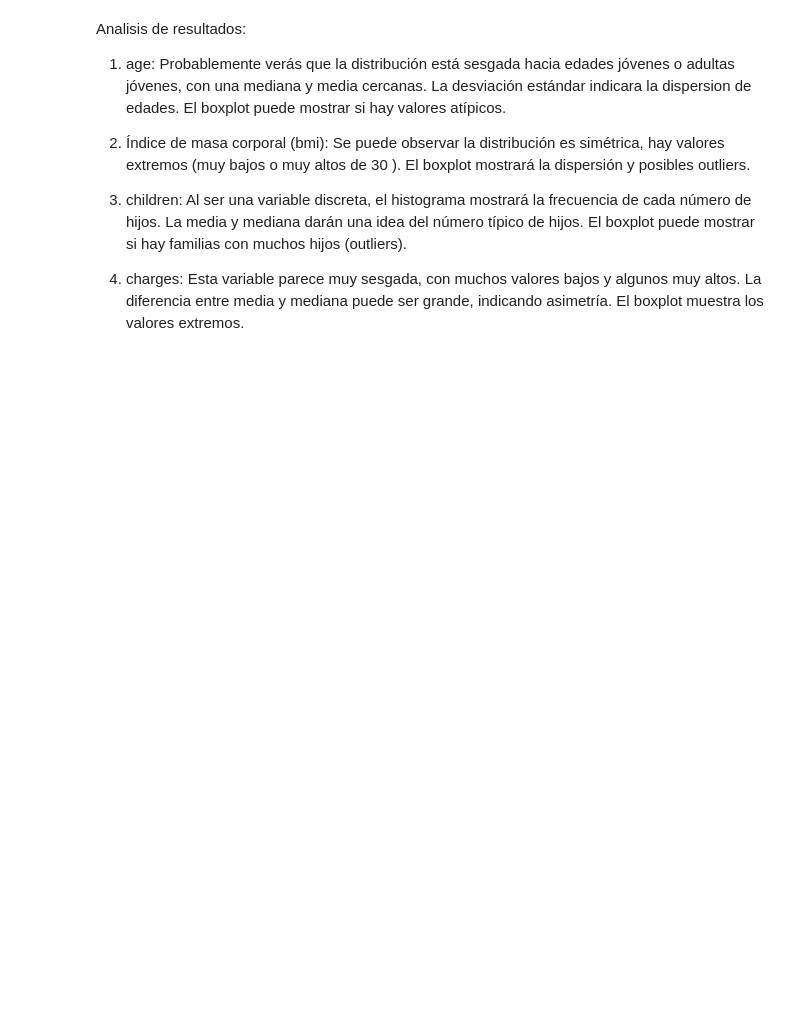
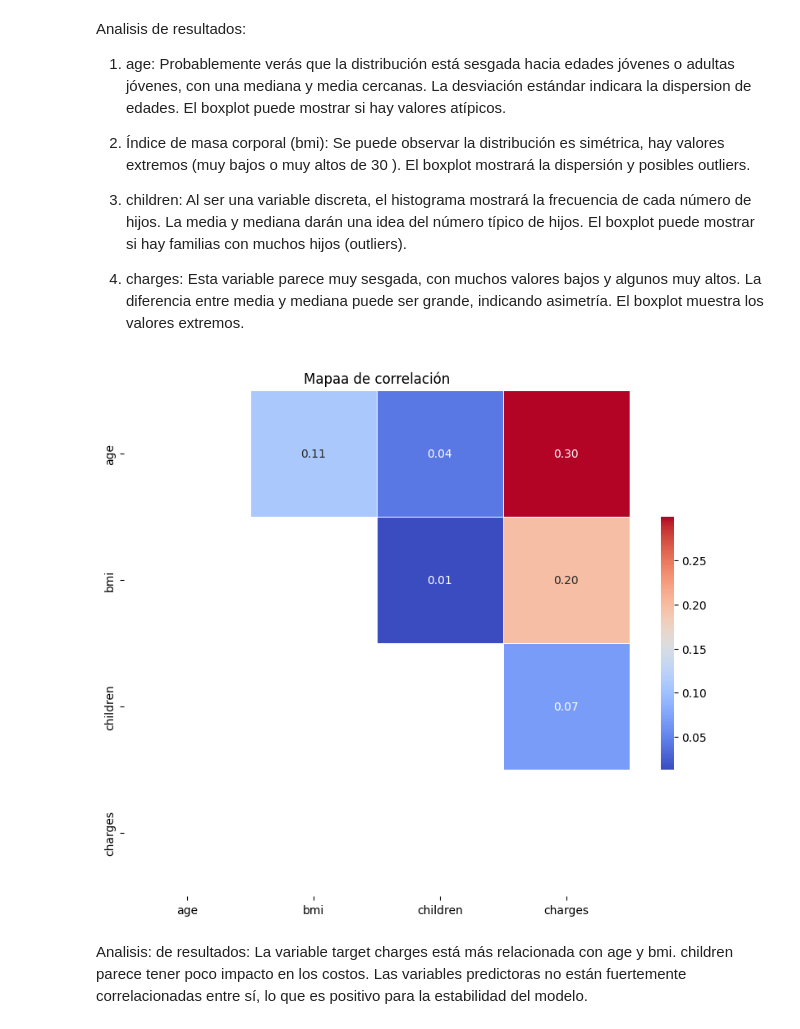
Before and after one commit to 4GeeksAcademy/ingenieropg80.REGRESION_LINEAL, a Jupyter notebook: src/explore.ipynb, the cells around one changed output. Drawn from its saved outputs; the diff is of its cells as text; code cells hidden in the pictures; blank space fills up the shorter version.

```diff
--- a/src/explore.ipynb
+++ b/src/explore.ipynb
@@ -47,6 +59,16 @@ Al ser una variable discreta, el histograma mostrará la frecuencia de cada núm
 4. charges:
 Esta variable parece muy sesgada, con muchos valores bajos y algunos muy altos. La diferencia entre media y mediana puede ser grande, indicando asimetría. El boxplot muestra
  los valores extremos.
+# %%
+# MAPA DE DE CORRELACION EN VARIABLES NUMENICAS
+eda.heatmap_correlation(total_data)
+# %% [output]
+[figure, added]
+# %% [markdown]
+Analisis: de resultados:
+La variable target charges está más relacionada con age y bmi.
+children parece tener poco impacto en los costos.
+Las variables predictoras no están fuertemente correlacionadas entre sí, lo que es positivo para la estabilidad del modelo.
 # %%
 eda.plot_categorical_data(total_data)
 # %% [output]
```
Also changed, not shown: parts of 20 cells of this notebook, 2 other files.
